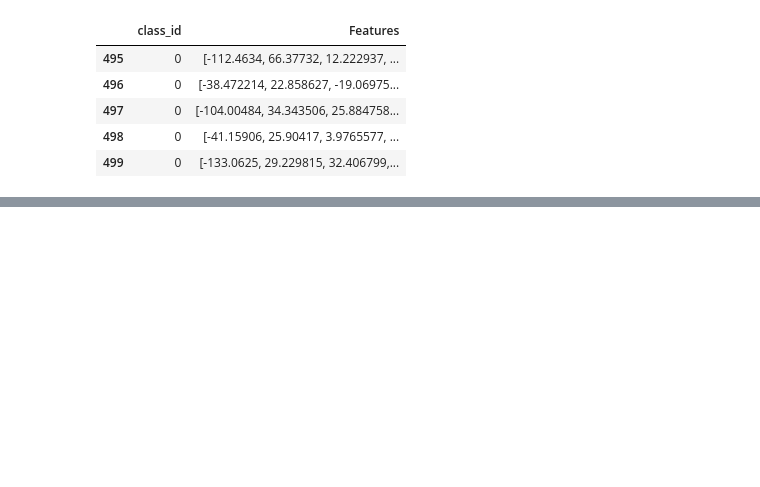
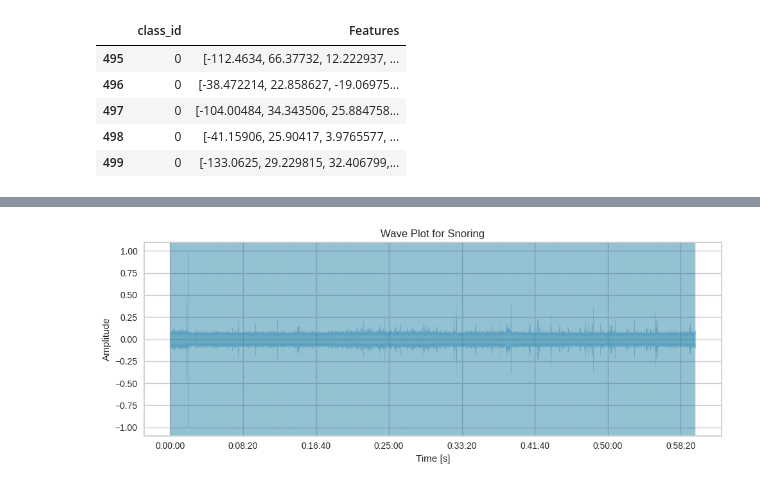
Before and after one commit to Ayikanying-ux/sleepiz_sleep_analysis, a Jupyter notebook: notebooks/preprocessing.ipynb, the cells around one changed output, grey strips where cells are left out. Drawn from its saved outputs; the diff is of its cells as text; code cells hidden in the pictures; blank space fills up the shorter version.

```diff
--- a/notebooks/preprocessing.ipynb
+++ b/notebooks/preprocessing.ipynb
@@ -355,0 +351,2 @@ memory usage: 23.4+ KB
+# %%
+audio, sr = librosa.load("../audio(1).wav")
@@ -355,0 +366,6 @@ memory usage: 23.4+ KB
+# %%
+with open("../models/classifier.pkl", 'rb') as classifier:
+    classifier = pickle.load(classifier)
+
+clsas = classifier.predict([features])
+print(clsas)
@@ -389,0 +448,18 @@ weighted avg       0.99      0.99      0.99       200
+# %%
+snoring_indices = [i for i, prediction in enumerate(predictions)]
+# Create the waveform plot using librosa.display.waveshow()
+plt.figure(figsize=(10, 4))
+librosa.display.waveshow(audio, alpha=0.25)
+
+# Shade regions where snoring is predicted
+for i in snoring_indices:
+    if i == 1:
+        plt.axvspan(i * hop_length / sample_rate, (i + 1) * hop_length / sample_rate, color='r', alpha=0.1)
+    plt.axvspan(i * hop_length / sample_rate, (i + 1) * hop_length / sample_rate, color='b', alpha=0.1)
+plt.title("Wave Plot for Snoring")
+plt.xlabel("Time [s]")
+plt.ylabel("Amplitude")
+plt.tight_layout()
+plt.show()
+# %% [output]
+[figure, added]
```
Also changed, not shown: parts of 10 cells of this notebook.
